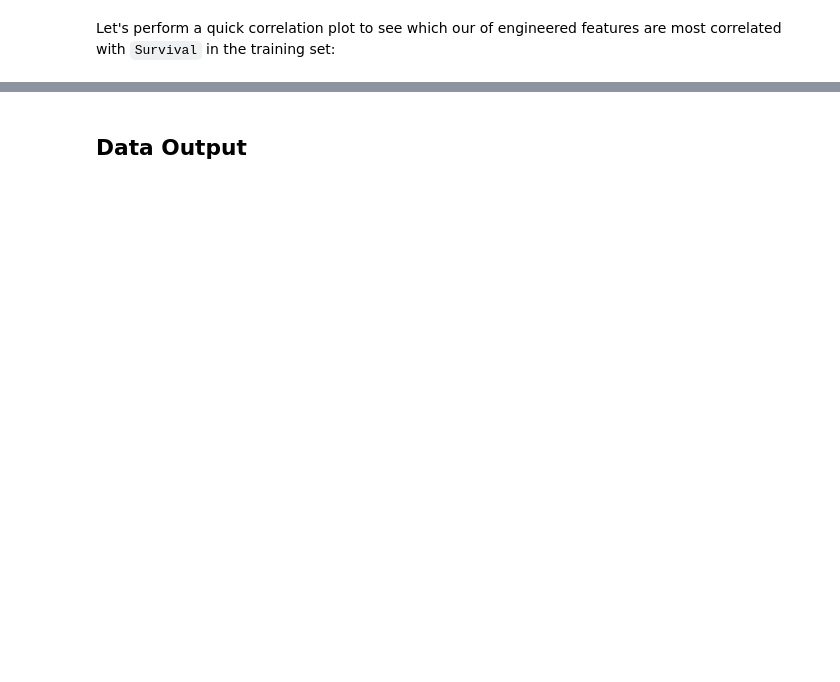
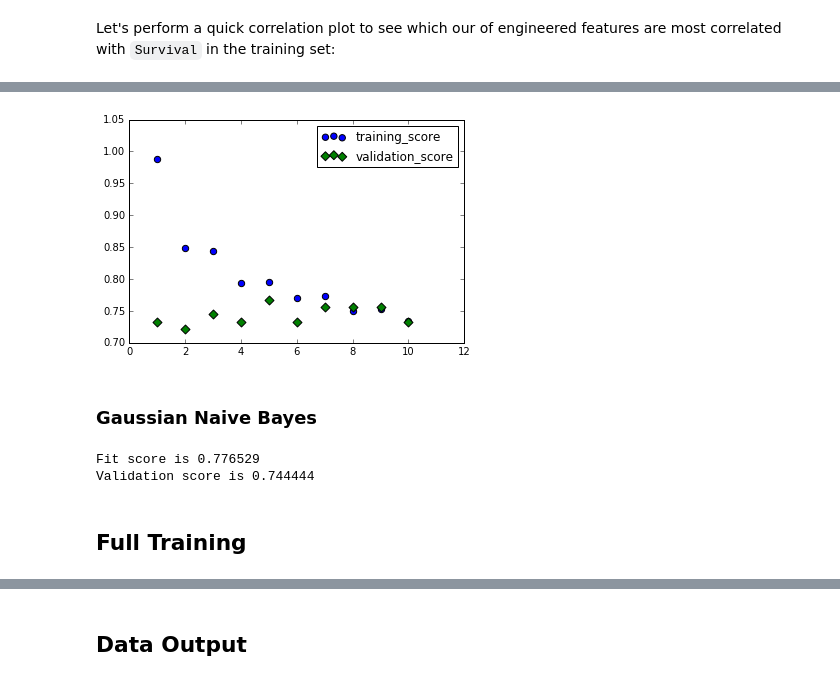
Before and after one commit to nuclth/Kaggle_Titanic, a Jupyter notebook: Survival.ipynb, the cells around one changed output, grey strips where cells are left out. Saved outputs shown, nothing was run; the diff lists cells and outputs as text; code cells hidden in the pictures; blank space fills up the shorter version.

```diff
--- a/Survival.ipynb
+++ b/Survival.ipynb
@@ -571,3 +644,30 @@ plt.show()
+# %%
+for dots in range (1,11):
+    model = KNeighborsClassifier(n_neighbors=dots)
+    model.fit( subtrain_x , subtrain_y )
+    KNN_results.loc[dots-1, 'dots'] = dots
+    KNN_results.loc[dots-1, 'training_score'] = model.score( subtrain_x , subtrain_y )
+    KNN_results.loc[dots-1, 'validation_score'] = model.score (subvalid_x, subvalid_y)
+
+plt.scatter(KNN_results.dots, KNN_results.training_score, s=40)
+plt.scatter(KNN_results.dots, KNN_results.validation_score, s=40, marker='D', c='green')
+#print ("Best KNN Result %f with %f neighbors" % (KNN_results.score.max() , KNN_results.score.idxmax()+1))
+plt.legend()
+plt.show()
+# %% [output]
+[figure, added]
+# %% [markdown]
+### Gaussian Naive Bayes
+# %%
+model = GaussianNB()
+model.fit( subtrain_x , subtrain_y )
+print("Fit score is %f" % model.score( subtrain_x , subtrain_y ))
+print("Validation score is %f" % model.score( subvalid_x, subvalid_y))
+# %% [output]
+Fit score is 0.776529
+Validation score is 0.744444
+# %% [markdown]
+## Full Training
 # %%
 train_X = engineered_df.loc[0:890]
 
```
Also changed, not shown: parts of 117 cells of this notebook, 1 other file.
